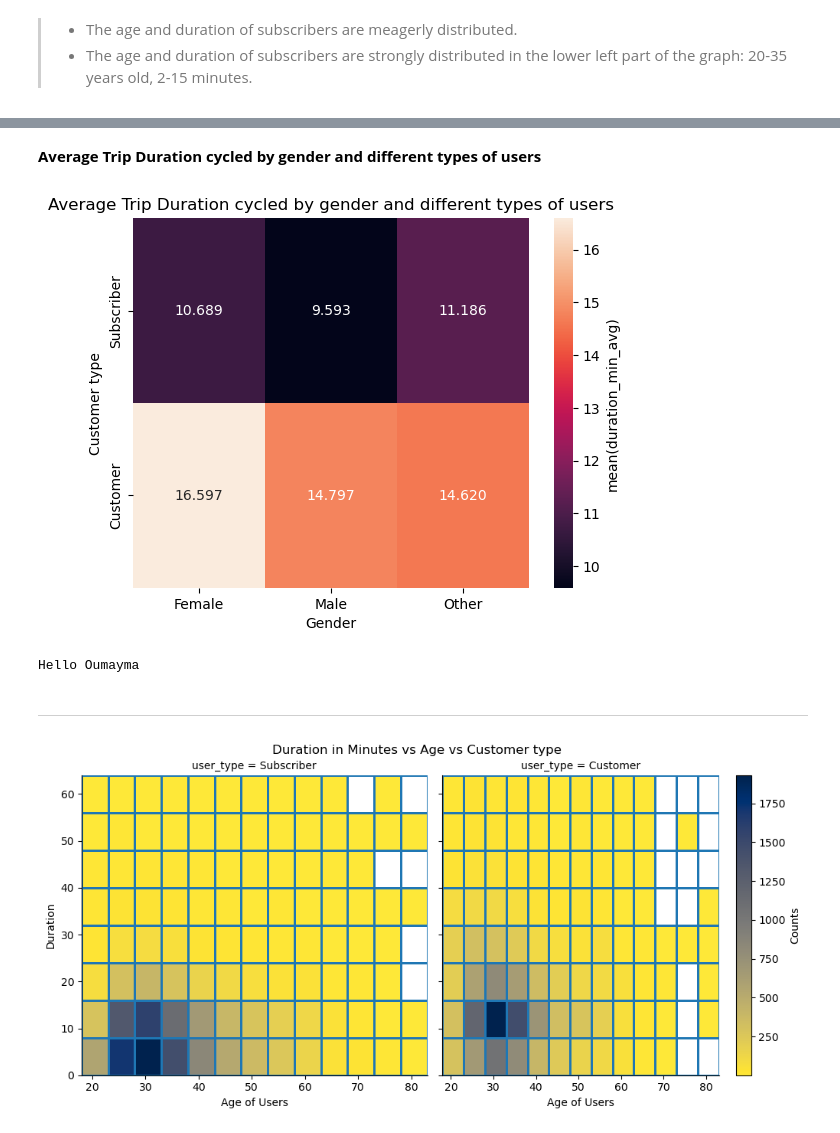
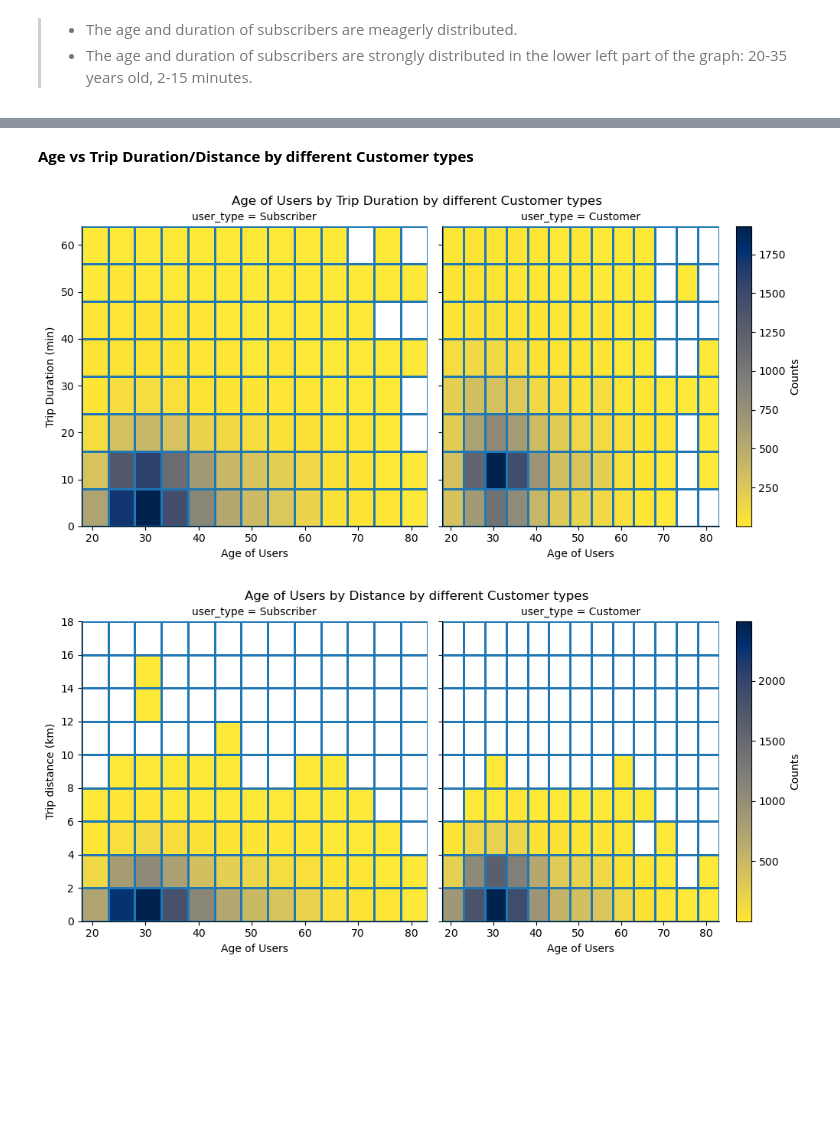
Before and after one commit to Abdou240/Data_Analyst_Nanodegree_ALX, a Jupyter notebook: Projekts/Projekt_3/Part_I_exploration_template.ipynb, the cells around one changed output, grey strips where cells are left out. Cells and saved outputs as stored; diff of their text form; code cells hidden in the pictures; blank space fills up the shorter version.

```diff
--- a/Projekts/Projekt_3/Part_I_exploration_template.ipynb
+++ b/Projekts/Projekt_3/Part_I_exploration_template.ipynb
@@ -1138,39 +1195,32 @@ plt.title("Average distance cycled by gender and different types of users");
 # %% [markdown]
-**Average Trip Duration cycled by gender and different types of users**
+**Age vs Trip Duration/Distance by different Customer types**
-# %%
-#plot heatmap with seaborn Average Trip Duration cycled by gender and different types of users
-cat_means = Bike_clean.groupby(['member_gender', 'user_type']).mean()['duration_min']
-cat_means = cat_means.reset_index(name = 'duration_min_avg')
-cat_means = cat_means.pivot(index = 'user_type', columns = 'member_gender',
-                            values = 'duration_min_avg')
-plt.title("Count of user type, gender Average distance mean");
-sb.heatmap(cat_means, annot = True, fmt = '.3f',
-           #set heat map to duration_avg mean
-           cbar_kws = {'label' : 'mean(duration_min_avg)'});
-plt.xlabel('Gender');
-plt.ylabel("Customer type");
-plt.title("Average Trip Duration cycled by gender and different types of users");
-# %% [output]
-[figure, removed]
-# %%
-print("Hello Oumayma")
-# %% [output]
-Hello Oumayma
-# %% [markdown]
-****
 # %%
 #plot 2D histogram showing counts of duration in min vs Year of birth vs Customer type
 xbin = np.arange(Bike_clean["age"].min(), 79+5, 5)
 ybin = np.arange(0, 72, 8)
 #set grid size
 grid = sb.FacetGrid(data = Bike_clean, col = 'user_type',height=5)
 grid.map(plt.hist2d, 'age','duration_min',cmin=0.5,cmap = 'cividis_r',bins=[xbin, ybin]);
 plt.colorbar().set_label('Counts');
 
 plt.subplots_adjust(top=0.9)
-grid.fig.suptitle("Duration in Minutes vs Age vs Customer type");
-
 grid.set_ylabels("Trip Duration (min)");
 grid.set_xlabels("Age of Users");
+grid.fig.suptitle("Age of Users by Trip Duration by different Customer types");
+
+
+#plot 2D histogram showing counts of distances vs Year of birth vs Customer type
+xbin = np.arange(Bike_clean["age"].min(), 79+5, 5)
+ybin = np.arange(0, 20, 2)
+#set grid size
+grid = sb.FacetGrid(data = Bike_clean, col = 'user_type',height=5)
+grid.map(plt.hist2d, 'age','trip_km',cmin=0.5,cmap = 'cividis_r',bins=[xbin, ybin]);
+plt.colorbar().set_label('Counts');
+
+plt.subplots_adjust(top=0.9)
+grid.set_ylabels("Trip distance (km)");
+grid.set_xlabels("Age of Users");
+grid.fig.suptitle("Age of Users by Distance by different Customer types");
 # %% [output]
-[figure, old version]
+[figure, new version]
+[figure, added]
```
Also changed, not shown: parts of 30 cells of this notebook, 1 other file.
